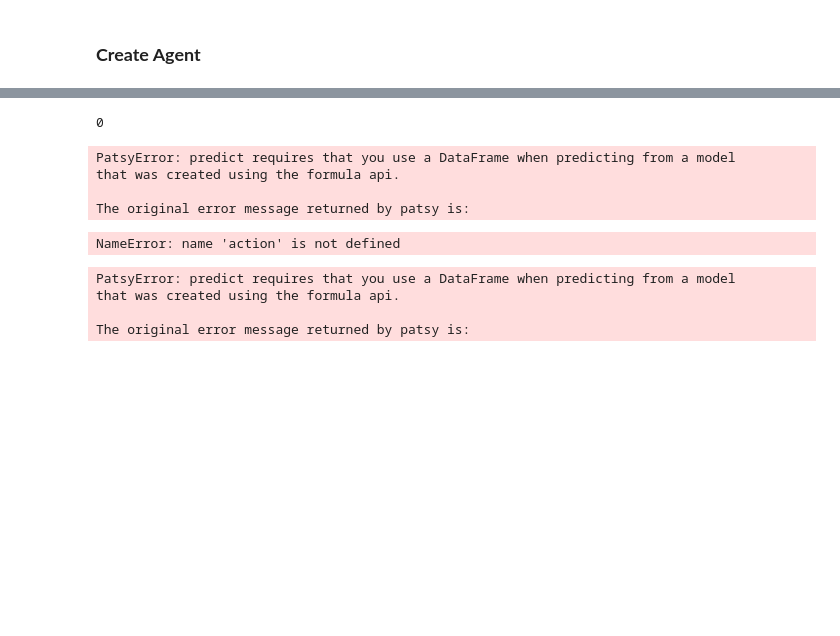
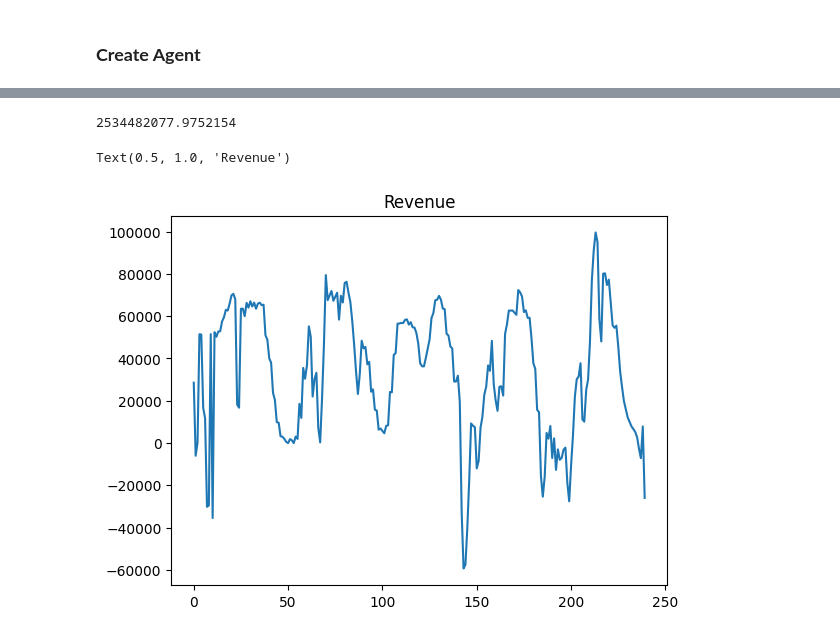
Before and after one commit to rebase-energy/enflow, a Jupyter notebook: enerflow/examples/heftcom2024/notebook.ipynb, the cells around one changed output, grey strips where cells are left out. Cells and saved outputs as stored; diff of their text form; code cells hidden in the pictures; blank space fills up the shorter version.

```diff
--- a/enerflow/examples/heftcom2024/notebook.ipynb
+++ b/enerflow/examples/heftcom2024/notebook.ipynb
@@ -113,19 +113,19 @@ class HEFTCom2024Environment(gym.Env):
         market_day_start = self.data[self.data["market_day"] == market_day].index.get_level_values(1)[0]
 
         next_state = {
-            "solar_power": self.data.loc[market_day_start_previous:market_day_start, "Solar_MWh_credit"].values,
-            "solar_installed": self.data.loc[market_day_start_previous:market_day_start, "Solar_installedcapacity_mwp"].values,
-            "solar_available": self.data.loc[market_day_start_previous:market_day_start, "Solar_capacity_mwp"].values,
-            "solar_forecast": self.data[self.data["market_day"] == market_day]["SolarDownwardRadiation"].values,
-            "wind_power": self.data.loc[market_day_start_previous:market_day_start, "Wind_MWh_credit"].values,
-            "wind_forecast": self.data[self.data["market_day"] == market_day]["WindSpeed"].values,
-            "dayahead_price": self.data.loc[market_day_start_previous:market_day_start, "DA_Price"].values,
-            "imbalance_price": self.data.loc[market_day_start_previous:market_day_start, "SS_Price"].values
+            "solar_power": self.data.loc[market_day_start_previous:market_day_start, "Solar_MWh_credit"].values.reshape(-1,1),
+            "solar_installed": self.data.loc[market_day_start_previous:market_day_start, "Solar_installedcapacity_mwp"].values.reshape(-1,1),
+            "solar_available": self.data.loc[market_day_start_previous:market_day_start, "Solar_capacity_mwp"].values.reshape(-1,1),
+            "solar_forecast": self.data[self.data["market_day"] == market_day]["SolarDownwardRadiation"].values.reshape(-1,1),
+            "wind_power": self.data.loc[market_day_start_previous:market_day_start, "Wind_MWh_credit"].values.reshape(-1,1),
+            "wind_forecast": self.data[self.data["market_day"] == market_day]["WindSpeed"].values.reshape(-1,1),
+            "dayahead_price": self.data.loc[market_day_start_previous:market_day_start, "DA_Price"].values.reshape(-1,1),
+            "imbalance_price": self.data.loc[market_day_start_previous:market_day_start, "SS_Price"].values.reshape(-1,1)
         }
 
         exogenous = {
-            "dayahead_price": self.data[self.data["market_day"] == market_day][["DA_Price"]].values,
-            "imbalance_price": self.data[self.data["market_day"] == market_day][["SS_Price"]].values,
+            "dayahead_price": self.data[self.data["market_day"] == market_day][["DA_Price"]].values.reshape(-1,1),
+            "imbalance_price": self.data[self.data["market_day"] == market_day][["SS_Price"]].values.reshape(-1,1),
         }
 
         done = True if market_day == self.market_days[-1] else False
@@ -166,7 +166,8 @@ class Predictor(ef.Predictor):
                 self.models[f"q{quantile}"] = load_pickle(f"{path}/{self.model_name}_q{quantile}.pickle")
 
         def train(self, X, y):
-            data = pd.DataFrame({**X, **y})
+            data = {**X, **y}
+            data = pd.DataFrame({k: v.squeeze() for k, v in data.items()})
             mod = smf.quantreg('total_generation_MWh ~ bs(solar_forecast,df=5) + bs(wind_forecast,df=8)',
                                data=data)
 
@@ -175,7 +176,8 @@ class Predictor(ef.Predictor):
                 self.models[f"q{quantile}"] = mod.fit(q=quantile/100, max_iter=2500)
 
         def predict(self, X: dict) -> dict:
-            X = pd.DataFrame(X)
+            X = pd.DataFrame({k: v.squeeze() for k, v in X.items()})
+
             prediction = pd.DataFrame()
             for quantile in range(10,100,10):
                 prediction[f"q{quantile}"] = self.models[f"q{quantile}"].predict(X)
@@ -254,7 +249,3 @@ len(initial_data["SolarDownwardRadiation"].values)
-# %%
-np.count_nonzero(np.isnan(initial_data["SolarDownwardRadiation"].values))
-# %% [output]
-0
 # %%
 X = {
     "solar_forecast": initial_data["SolarDownwardRadiation"].values,
@@ -263,11 +254,6 @@ X = {
 agent = Agent()
 agent.load_predictor("./models")
 action = agent.act(X)
-# %% [output]
-PatsyError: predict requires that you use a DataFrame when predicting from a model
-that was created using the formula api.
-
-The original error message returned by patsy is:
 # %%
 scorer = MarketRevenue()
 revenue = scorer.calculate(bid=action,
@@ -276,19 +262,25 @@ revenue = scorer.calculate(bid=action,
                            single_system_price=initial_data[["SS_Price"]].values)
 np.nansum(revenue)
 # %% [output]
-NameError: name 'action' is not defined
+2534482077.9752154
+# %%
+next_state, exogeneous, done = env.step(None)
 # %%
-for _ in range(1000):
+revenues = []
+for _ in range(5):
    action = agent.act(next_state)
    next_state, exogeneous, done = env.step(action)
    revenue = scorer.calculate(bid=action,
                               production=next_state["solar_power"] + next_state["wind_power"],
                               day_ahead_price=exogeneous["dayahead_price"],
                               single_system_price=exogeneous["imbalance_price"])
+
+   revenues.append(revenue)
-# %% [output]
-PatsyError: predict requires that you use a DataFrame when predicting from a model
-that was created using the formula api.
-
-The original error message returned by patsy is:
+# %%
+plt.plot(np.array(revenues).squeeze().reshape(-1,1))
+plt.title("Revenue")
+# %% [output]
+Text(0.5, 1.0, 'Revenue')
+[figure, added]
 # %%
 # Next step
```
Also changed, not shown: parts of 5 cells of this notebook.
